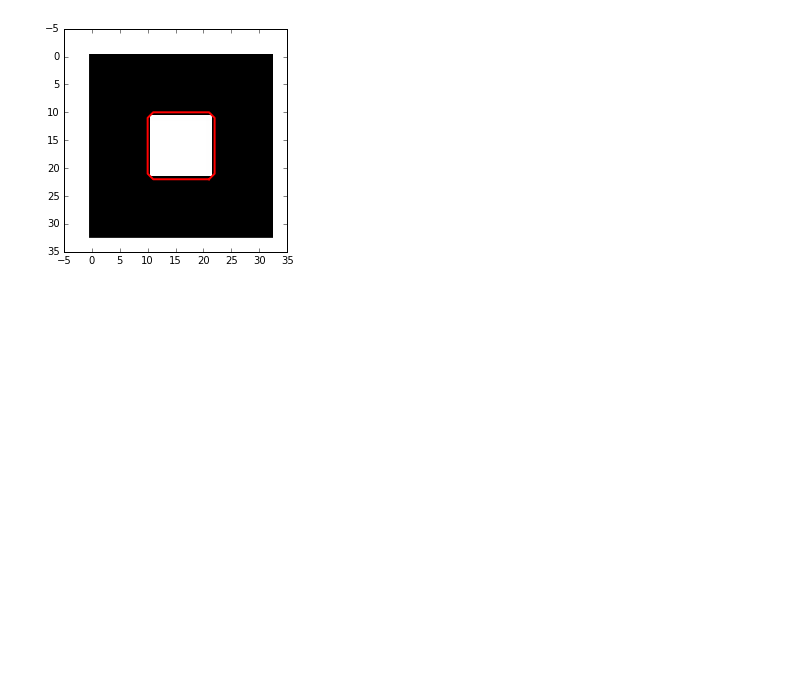
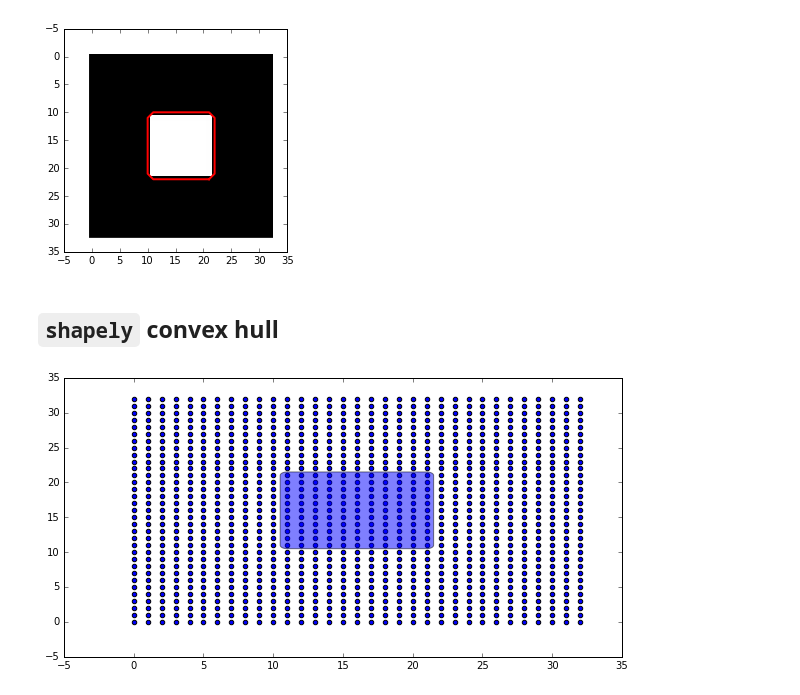
Before and after one commit to agilescientific/seisplot, a Jupyter notebook: Polygon_around_data_area.ipynb, the cells around one changed output. Drawn from its saved outputs; the diff is of its cells as text; code cells hidden in the pictures; blank space fills up the shorter version.

Commit message:
added convex hull example

```diff
--- a/Polygon_around_data_area.ipynb
+++ b/Polygon_around_data_area.ipynb
@@ -87,3 +87,5 @@ for n, contour in enumerate(contours):
 plt.show()
 # %% [output]
 [figure]
+# %% [markdown]
+## `shapely` convex hull
@@ -89,0 +94,27 @@ plt.show()
+# %%
+points = np.array(list(zip(*np.where(tslice == 1))))
+# %%
+mp = MultiPoint(points)
+# %%
+hull = mp.convex_hull
+
+# Optionally buffer the polygon.
+hull = hull.buffer(0.5)
+# %%
+from descartes import PolygonPatch
+
+# Compute all points coordinates for the plot.
+all_points = np.array(list(zip(*np.where(tslice < 2))))
+
+# Make the plot.
+fig = plt.figure(figsize=(10,5))
+ax = fig.add_subplot(111)
+ax.scatter(all_points[:,0], all_points[:,1])
+
+# Make and add the polygon patch.
+patch = PolygonPatch(hull, alpha=0.5)
+ax.add_patch(patch)
+
+plt.show()
+# %% [output]
+[figure, added]
```
Also changed, not shown: parts of 3 cells of this notebook.
